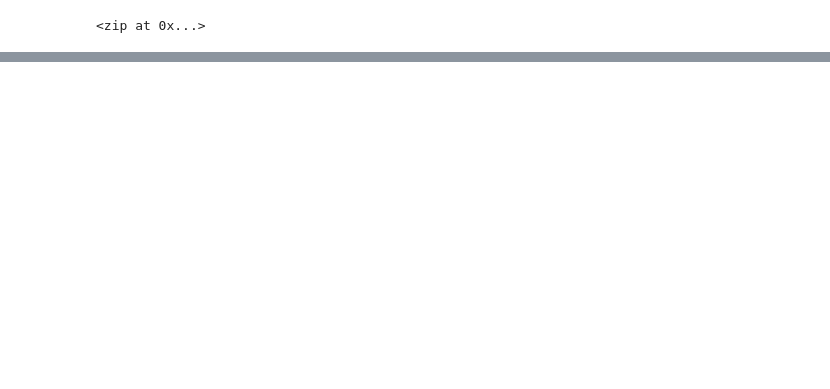
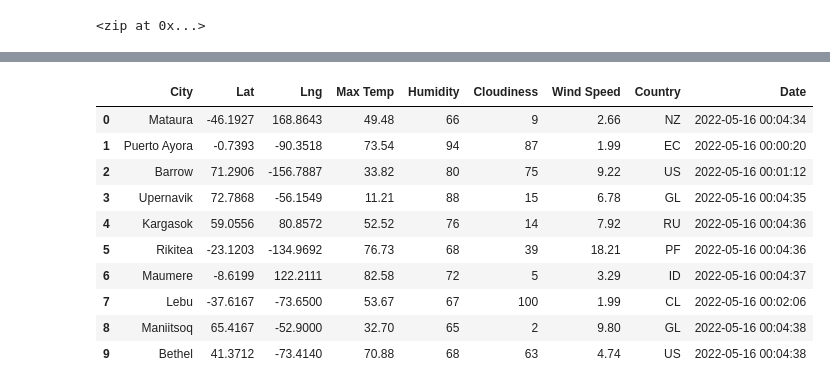
Before and after one commit to ibachrachel/World_Weather_Analysis, a Jupyter notebook: WeatherPy.ipynb, the cells around one changed output, grey strips where cells are left out. Cells and saved outputs as stored; diff of their text form; code cells hidden in the pictures; blank space fills up the shorter version.

Commit message:
DataFrame of City Data Created

```diff
--- a/WeatherPy.ipynb
+++ b/WeatherPy.ipynb
@@ -79,0 +86,4 @@ len(cities)
+# %%
+# Starting URL for Weather Map API Call.
+url = "http://api.openweathermap.org/data/2.5/weather?units=Imperial&APPID=" + weather_api_key
+print(url)
@@ -79,0 +172,5 @@ len(cities)
+# %%
+# Create an endpoint URL for a city.
+city_url = url + "&q=" + "Boston"
+city_weather = requests.get(city_url)
+city_weather.json()
@@ -79,0 +331,16 @@ len(cities)
+# %%
+# Convert the array of dictionaries to a Pandas DataFrame.
+city_data_df = pd.DataFrame(city_data)
+city_data_df.head(10)
+# %% [output]
+|  | City | Lat | Lng | Max Temp | Humidity | Cloudiness | Wind Speed | Country | Date |
+| 0 | Mataura | -46.1927 | 168.8643 | 49.48 | 66 | 9 | 2.66 | NZ | 2022-05-16 00:04:34 |
+| 1 | Puerto Ayora | -0.7393 | -90.3518 | 73.54 | 94 | 87 | 1.99 | EC | 2022-05-16 00:00:20 |
+| 2 | Barrow | 71.2906 | -156.7887 | 33.82 | 80 | 75 | 9.22 | US | 2022-05-16 00:01:12 |
+| 3 | Upernavik | 72.7868 | -56.1549 | 11.21 | 88 | 15 | 6.78 | GL | 2022-05-16 00:04:35 |
+| 4 | Kargasok | 59.0556 | 80.8572 | 52.52 | 76 | 14 | 7.92 | RU | 2022-05-16 00:04:36 |
+| 5 | Rikitea | -23.1203 | -134.9692 | 76.73 | 68 | 39 | 18.21 | PF | 2022-05-16 00:04:36 |
+| 6 | Maumere | -8.6199 | 122.2111 | 82.58 | 72 | 5 | 3.29 | ID | 2022-05-16 00:04:37 |
+| 7 | Lebu | -37.6167 | -73.6500 | 53.67 | 67 | 100 | 1.99 | CL | 2022-05-16 00:02:06 |
+| 8 | Maniitsoq | 65.4167 | -52.9000 | 32.70 | 65 | 2 | 9.80 | GL | 2022-05-16 00:04:38 |
+| 9 | Bethel | 41.3712 | -73.4140 | 70.88 | 68 | 63 | 4.74 | US | 2022-05-16 00:04:38 |
```
Also changed, not shown: parts of 27 cells of this notebook, 4 other files.
